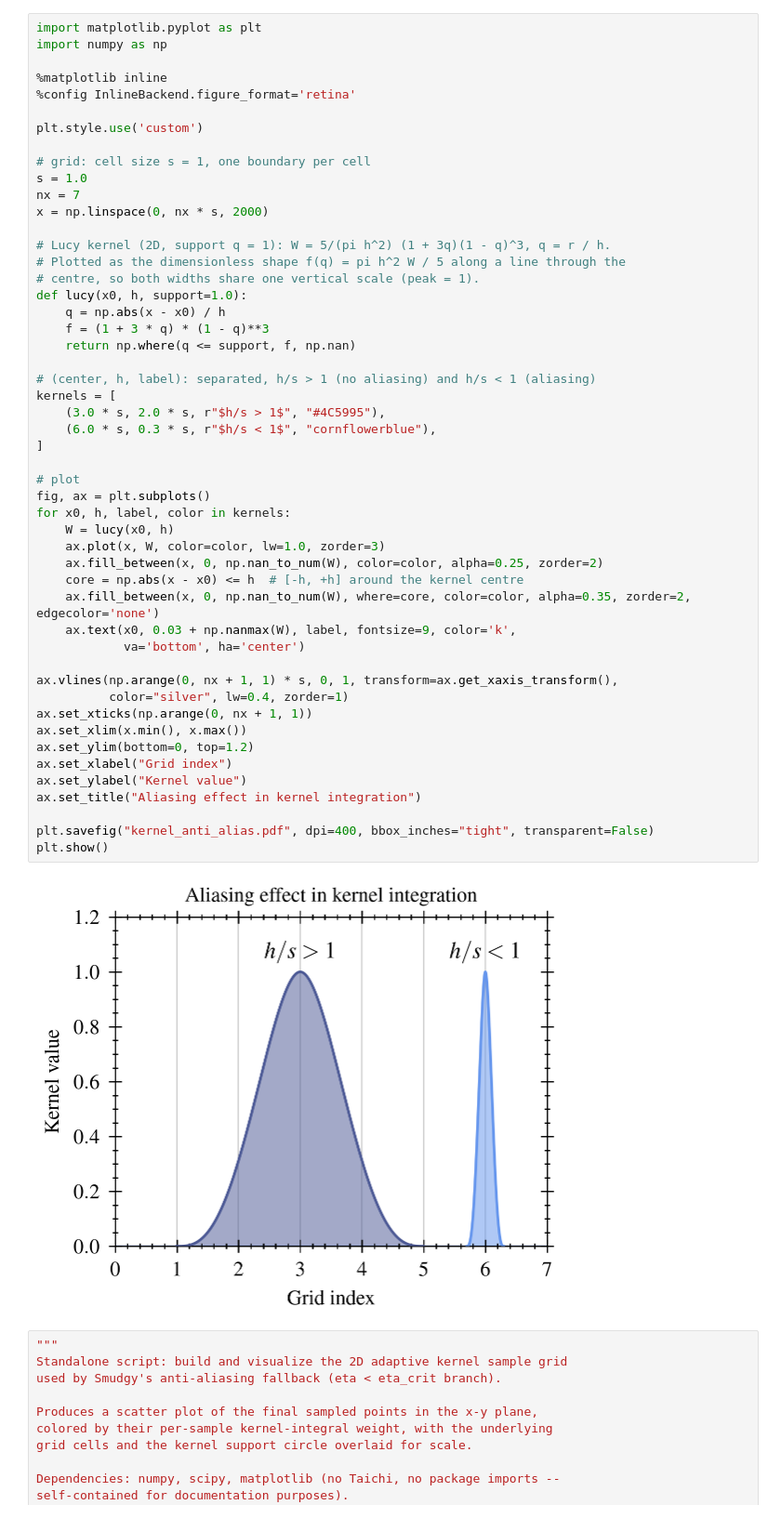
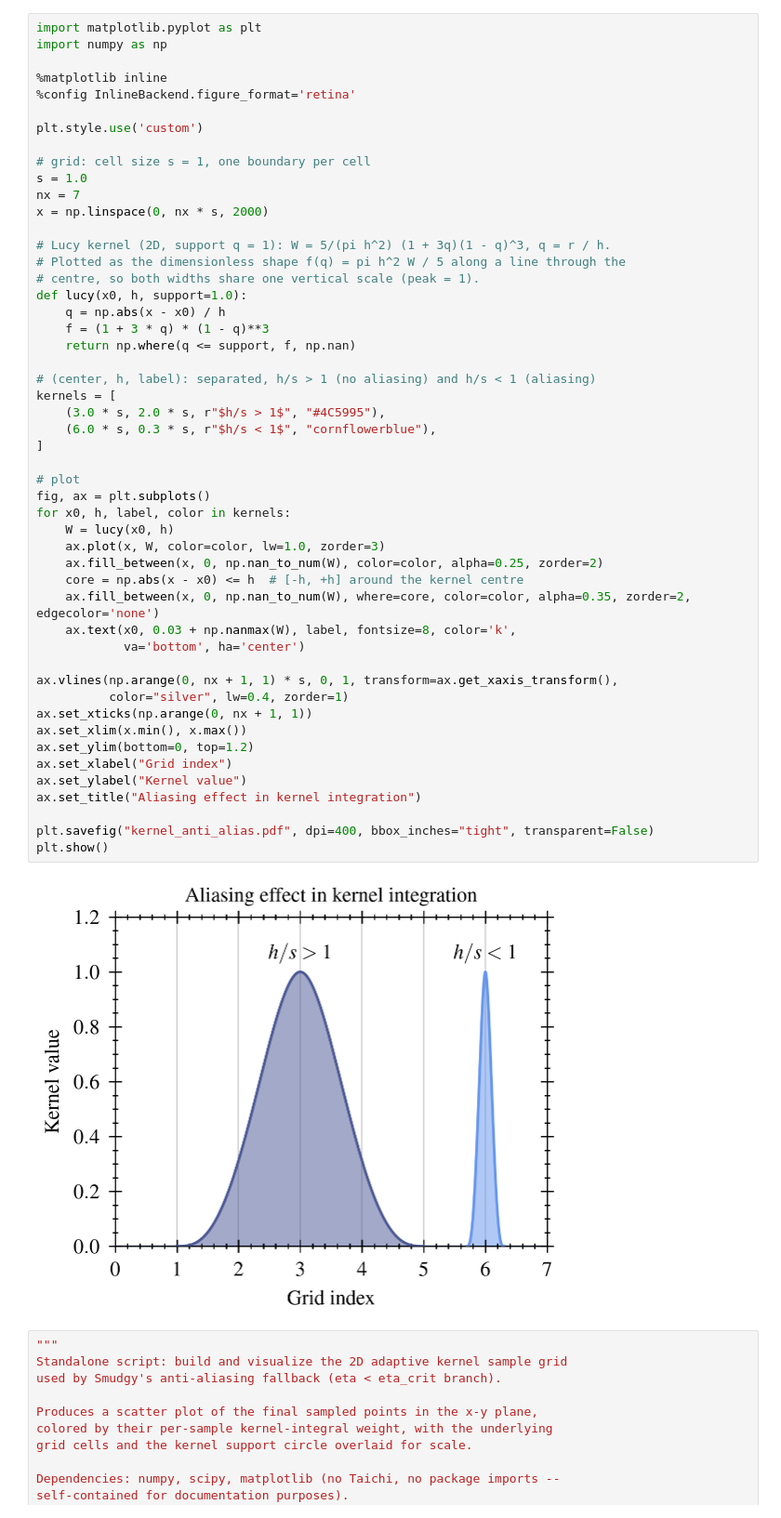
Before and after one commit to maurbe/smudgy, a Jupyter notebook: docs/src/kernel_anti_alias.ipynb, the cells around one changed output. Shown at 93% size. Drawn from its saved outputs; the diff is of its cells as text.

```diff
--- a/docs/src/kernel_anti_alias.ipynb
+++ b/docs/src/kernel_anti_alias.ipynb
@@ -21,35 +21,35 @@ def lucy(x0, h, support=1.0):
     return np.where(q <= support, f, np.nan)
 
 # (center, h, label): separated, h/s > 1 (no aliasing) and h/s < 1 (aliasing)
 kernels = [
     (3.0 * s, 2.0 * s, r"$h/s > 1$", "#4C5995"),
     (6.0 * s, 0.3 * s, r"$h/s < 1$", "cornflowerblue"),
 ]
 
 # plot
 fig, ax = plt.subplots()
 for x0, h, label, color in kernels:
     W = lucy(x0, h)
     ax.plot(x, W, color=color, lw=1.0, zorder=3)
     ax.fill_between(x, 0, np.nan_to_num(W), color=color, alpha=0.25, zorder=2)
     core = np.abs(x - x0) <= h  # [-h, +h] around the kernel centre
     ax.fill_between(x, 0, np.nan_to_num(W), where=core, color=color, alpha=0.35, zorder=2, edgecolor='none')
-    ax.text(x0, 0.03 + np.nanmax(W), label, fontsize=9, color='k',
+    ax.text(x0, 0.03 + np.nanmax(W), label, fontsize=8, color='k',
             va='bottom', ha='center')
 
 ax.vlines(np.arange(0, nx + 1, 1) * s, 0, 1, transform=ax.get_xaxis_transform(),
           color="silver", lw=0.4, zorder=1)
 ax.set_xticks(np.arange(0, nx + 1, 1))
 ax.set_xlim(x.min(), x.max())
 ax.set_ylim(bottom=0, top=1.2)
 ax.set_xlabel("Grid index")
 ax.set_ylabel("Kernel value")
 ax.set_title("Aliasing effect in kernel integration")
 
 plt.savefig("kernel_anti_alias.pdf", dpi=400, bbox_inches="tight", transparent=False)
 plt.show()
 # %% [output]
-[figure, old version]
+[figure, new version]
 # %%
 """
 Standalone script: build and visualize the 2D adaptive kernel sample grid
```
Also changed, not shown: 2 other files.
